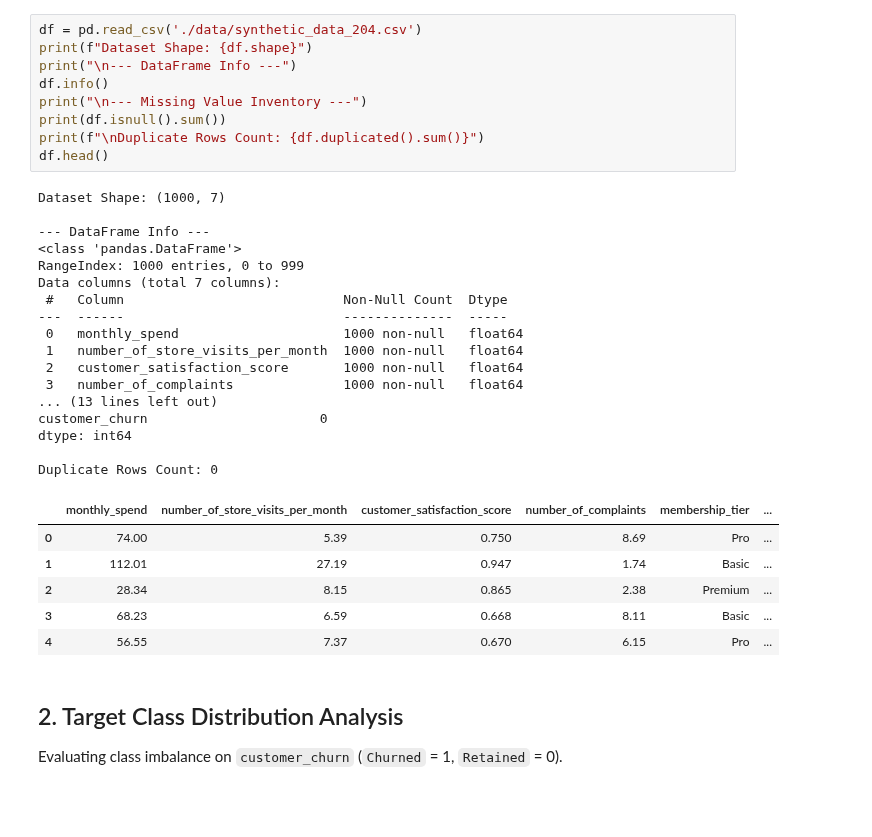
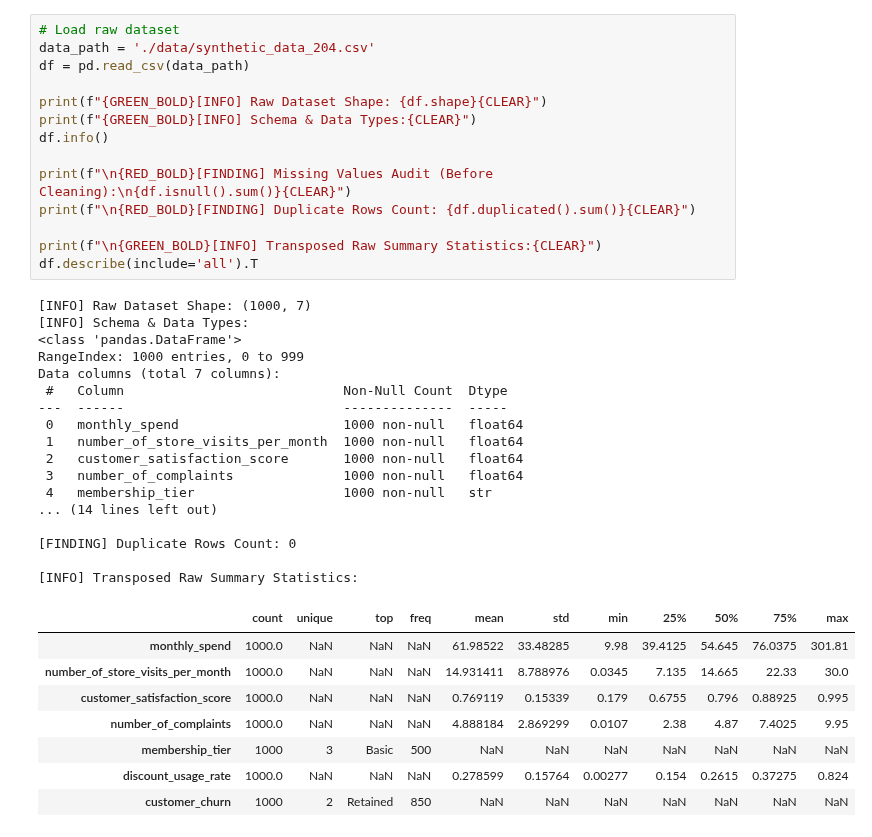
Before and after one commit to colinquek/aiap_capstone, a Jupyter notebook: eda.ipynb, the cells around one changed output. Cells and saved outputs as stored; diff of their text form; blank space fills up the shorter version.

```diff
--- a/eda.ipynb
+++ b/eda.ipynb
@@ -23,37 +37,40 @@ Loading raw dataset, checking structural dimensions, null value inventory, dupli
 # %%
-df = pd.read_csv('./data/synthetic_data_204.csv')
-print(f"Dataset Shape: {df.shape}")
-print("\n--- DataFrame Info ---")
+# Load raw dataset
+data_path = './data/synthetic_data_204.csv'
+df = pd.read_csv(data_path)
+
+print(f"{GREEN_BOLD}[INFO] Raw Dataset Shape: {df.shape}{CLEAR}")
+print(f"{GREEN_BOLD}[INFO] Schema & Data Types:{CLEAR}")
 df.info()
-print("\n--- Missing Value Inventory ---")
-print(df.isnull().sum())
-print(f"\nDuplicate Rows Count: {df.duplicated().sum()}")
-df.head()
+
+print(f"\n{RED_BOLD}[FINDING] Missing Values Audit (Before Cleaning):\n{df.isnull().sum()}{CLEAR}")
+print(f"\n{RED_BOLD}[FINDING] Duplicate Rows Count: {df.duplicated().sum()}{CLEAR}")
+
+print(f"\n{GREEN_BOLD}[INFO] Transposed Raw Summary Statistics:{CLEAR}")
+df.describe(include='all').T
 # %% [output]
-Dataset Shape: (1000, 7)
-
---- DataFrame Info ---
+[INFO] Raw Dataset Shape: (1000, 7)
+[INFO] Schema & Data Types:
 <class 'pandas.DataFrame'>
 RangeIndex: 1000 entries, 0 to 999
 Data columns (total 7 columns):
  #   Column                            Non-Null Count  Dtype
 ---  ------                            --------------  -----
  0   monthly_spend                     1000 non-null   float64
  1   number_of_store_visits_per_month  1000 non-null   float64
  2   customer_satisfaction_score       1000 non-null   float64
  3   number_of_complaints              1000 non-null   float64
-... (13 lines left out)
-customer_churn                      0
-dtype: int64
+ 4   membership_tier                   1000 non-null   str
+... (14 lines left out)
 
-Duplicate Rows Count: 0
+[FINDING] Duplicate Rows Count: 0
+
+[INFO] Transposed Raw Summary Statistics:
-|  | monthly_spend | number_of_store_visits_per_month | customer_satisfaction_score | number_of_complaints | membership_tier | ... |
-| 0 | 74.00 | 5.39 | 0.750 | 8.69 | Pro | ... |
-| 1 | 112.01 | 27.19 | 0.947 | 1.74 | Basic | ... |
-| 2 | 28.34 | 8.15 | 0.865 | 2.38 | Premium | ... |
-| 3 | 68.23 | 6.59 | 0.668 | 8.11 | Basic | ... |
-| 4 | 56.55 | 7.37 | 0.670 | 6.15 | Pro | ... |
+|  | count | unique | top | freq | mean | std | min | 25% | 50% | 75% | max |
+| monthly_spend | 1000.0 | NaN | NaN | NaN | 61.98522 | 33.48285 | 9.98 | 39.4125 | 54.645 | 76.0375 | 301.81 |
+| number_of_store_visits_per_month | 1000.0 | NaN | NaN | NaN | 14.931411 | 8.788976 | 0.0345 | 7.135 | 14.665 | 22.33 | 30.0 |
+| customer_satisfaction_score | 1000.0 | NaN | NaN | NaN | 0.769119 | 0.15339 | 0.179 | 0.6755 | 0.796 | 0.88925 | 0.995 |
+| number_of_complaints | 1000.0 | NaN | NaN | NaN | 4.888184 | 2.869299 | 0.0107 | 2.38 | 4.87 | 7.4025 | 9.95 |
+| membership_tier | 1000 | 3 | Basic | 500 | NaN | NaN | NaN | NaN | NaN | NaN | NaN |
+| discount_usage_rate | 1000.0 | NaN | NaN | NaN | 0.278599 | 0.15764 | 0.00277 | 0.154 | 0.2615 | 0.37275 | 0.824 |
+| customer_churn | 1000 | 2 | Retained | 850 | NaN | NaN | NaN | NaN | NaN | NaN | NaN |
-# %% [markdown]
-## 2. Target Class Distribution Analysis
-
-Evaluating class imbalance on `customer_churn` (`Churned` = 1, `Retained` = 0).
```
Also changed, not shown: parts of 20 cells of this notebook, 1 other file.
